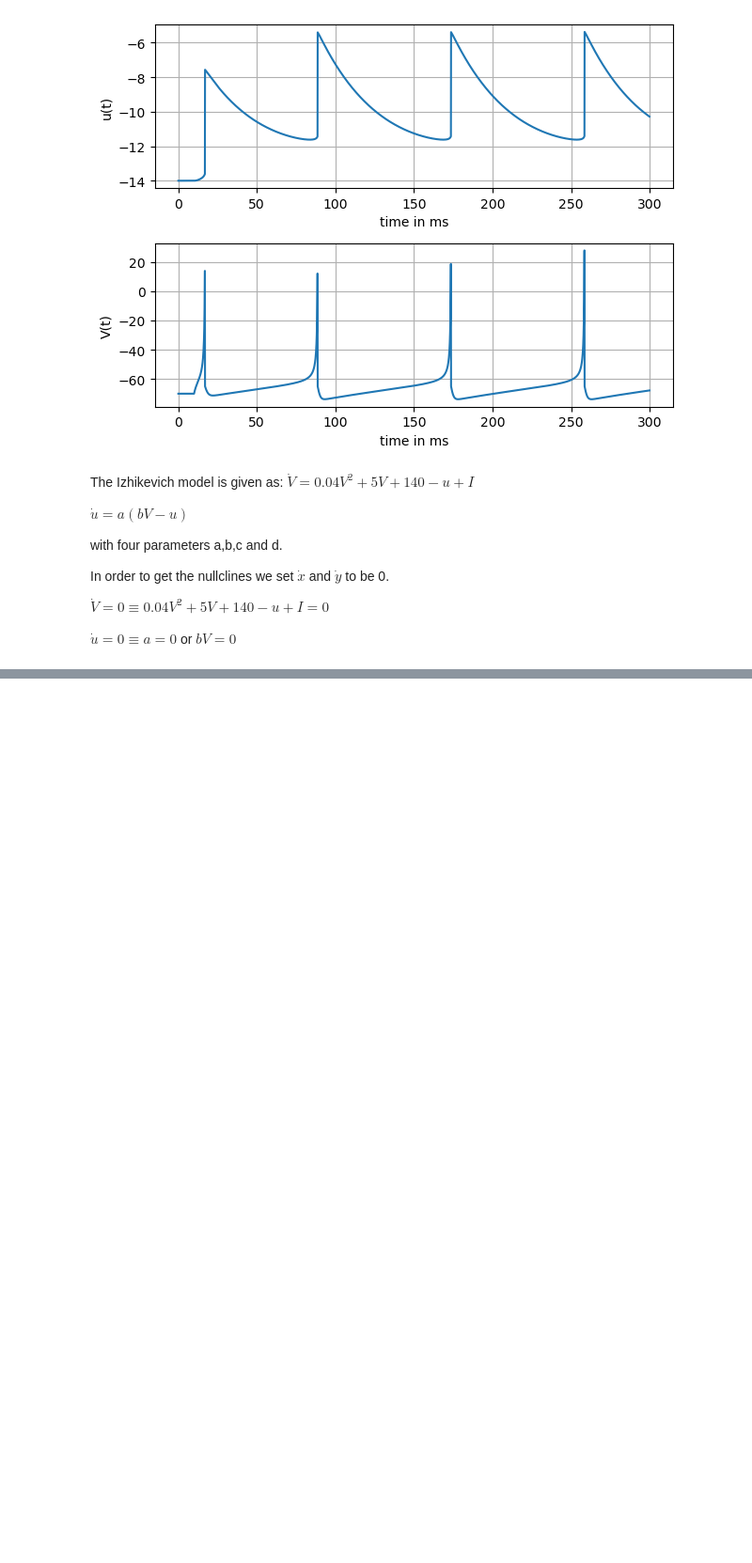
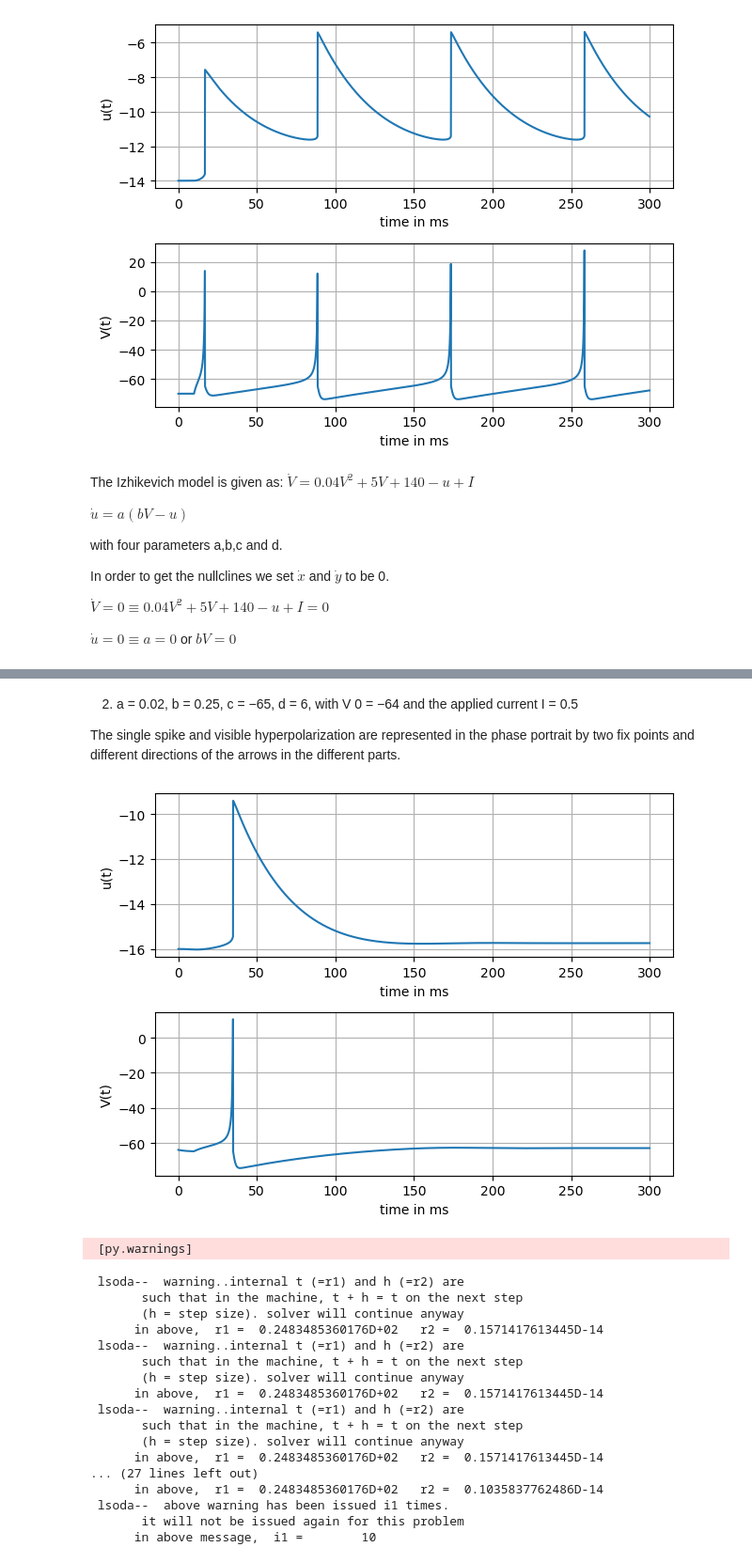
Before and after one commit to anbebe/NeurodynamicsHA, a Jupyter notebook: HW_5.ipynb, the cells around one changed output, grey strips where cells are left out. Shown at 94% size. Cells and saved outputs as stored; diff of their text form; code cells hidden in the pictures; blank space fills up the shorter version.

```diff
--- a/HW_5.ipynb
+++ b/HW_5.ipynb
@@ -125,0 +155,34 @@ plt.show()
+# %% [markdown]
+2) a = 0.02, b = 0.25, c = −65, d = 6, with V 0 = −64 and the applied current I = 0.5
+
+The single spike and visible hyperpolarization are represented in the phase portrait by two fix points and different directions of the arrows in the different parts.
+# %%
+a = 0.02
+b = 0.25
+c = -65
+d = 6
+V_0 = -64
+I = 0.5
+states = sin_FHN(a, b, c, d, V_0, create_ramp(I), sim_time=300*ms)
+plot_V_U(states)
+plot_nullclines(a,b,I, V_0)
+# %% [output]
+[figure, added]
+ [py.warnings]
+ lsoda--  warning..internal t (=r1) and h (=r2) are
+       such that in the machine, t + h = t on the next step
+       (h = step size). solver will continue anyway
+      in above,  r1 =  0.2483485360176D+02   r2 =  0.1571417613445D-14
+ lsoda--  warning..internal t (=r1) and h (=r2) are
+       such that in the machine, t + h = t on the next step
+       (h = step size). solver will continue anyway
+      in above,  r1 =  0.2483485360176D+02   r2 =  0.1571417613445D-14
+ lsoda--  warning..internal t (=r1) and h (=r2) are
+       such that in the machine, t + h = t on the next step
+       (h = step size). solver will continue anyway
+      in above,  r1 =  0.2483485360176D+02   r2 =  0.1571417613445D-14
+... (27 lines left out)
+      in above,  r1 =  0.2483485360176D+02   r2 =  0.1035837762486D-14
+ lsoda--  above warning has been issued i1 times.
+       it will not be issued again for this problem
+      in above message,  i1 =        10
```
Also changed, not shown: parts of 11 cells of this notebook.
